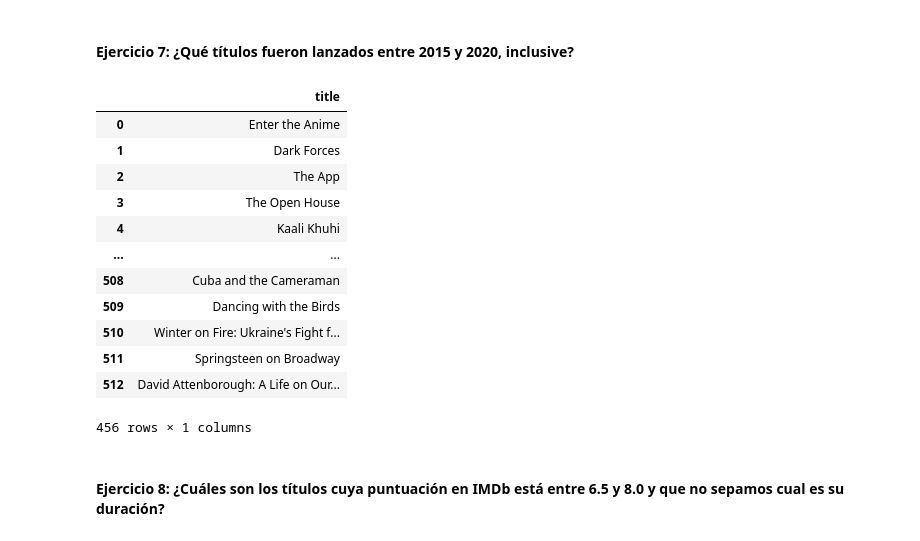
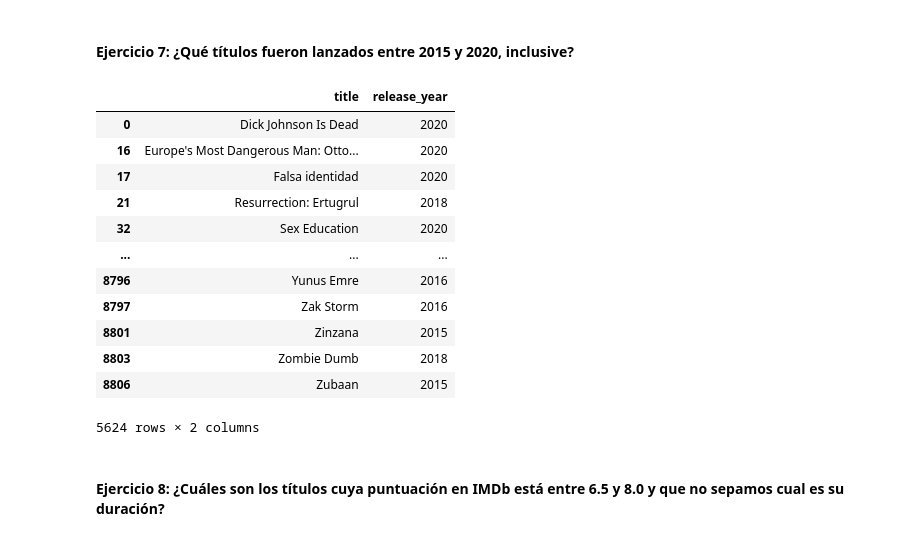
Before and after one commit to jgilsu11/laboratorio-modulo2-leccion03-filtrado-groupby, a Jupyter notebook: laboratorio-modulo2-leccion03-filtrado.ipynb, the cells around one changed output. Saved outputs shown, nothing was run; the diff lists cells and outputs as text; code cells hidden in the pictures.

```diff
--- a/laboratorio-modulo2-leccion03-filtrado.ipynb
+++ b/laboratorio-modulo2-leccion03-filtrado.ipynb
@@ -166,21 +146,21 @@ np.int64(3)
 #### Ejercicio 7: ¿Qué títulos fueron lanzados entre 2015 y 2020, inclusive?
 # %%
 filtro_rango_año= netflix_concat["release_year"].between(2015, 2020, inclusive= "both")
-netflix_concat[filtro_rango_año].filter(items= ["title"])
+netflix_concat[filtro_rango_año].filter(items= ["title","release_year"])
 # %% [output]
-|  | title |
-| 0 | Enter the Anime |
-| 1 | Dark Forces |
-| 2 | The App |
-| 3 | The Open House |
-| 4 | Kaali Khuhi |
-| ... | ... |
-| 508 | Cuba and the Cameraman |
-| 509 | Dancing with the Birds |
-| 510 | Winter on Fire: Ukraine's Fight f... |
-| 511 | Springsteen on Broadway |
-| 512 | David Attenborough: A Life on Our... |
+|  | title | release_year |
+| 0 | Dick Johnson Is Dead | 2020 |
+| 16 | Europe's Most Dangerous Man: Otto... | 2020 |
+| 17 | Falsa identidad | 2020 |
+| 21 | Resurrection: Ertugrul | 2018 |
+| 32 | Sex Education | 2020 |
+| ... | ... | ... |
+| 8796 | Yunus Emre | 2016 |
+| 8797 | Zak Storm | 2016 |
+| 8801 | Zinzana | 2015 |
+| 8803 | Zombie Dumb | 2018 |
+| 8806 | Zubaan | 2015 |
-456 rows × 1 columns
+5624 rows × 2 columns
 # %% [markdown]
 #### Ejercicio 8: ¿Cuáles son los títulos cuya puntuación en IMDb está entre 6.5 y 8.0 y que no sepamos cual es su duración?
 # %%
```
Also changed, not shown: parts of 27 cells of this notebook, 2 other files.
